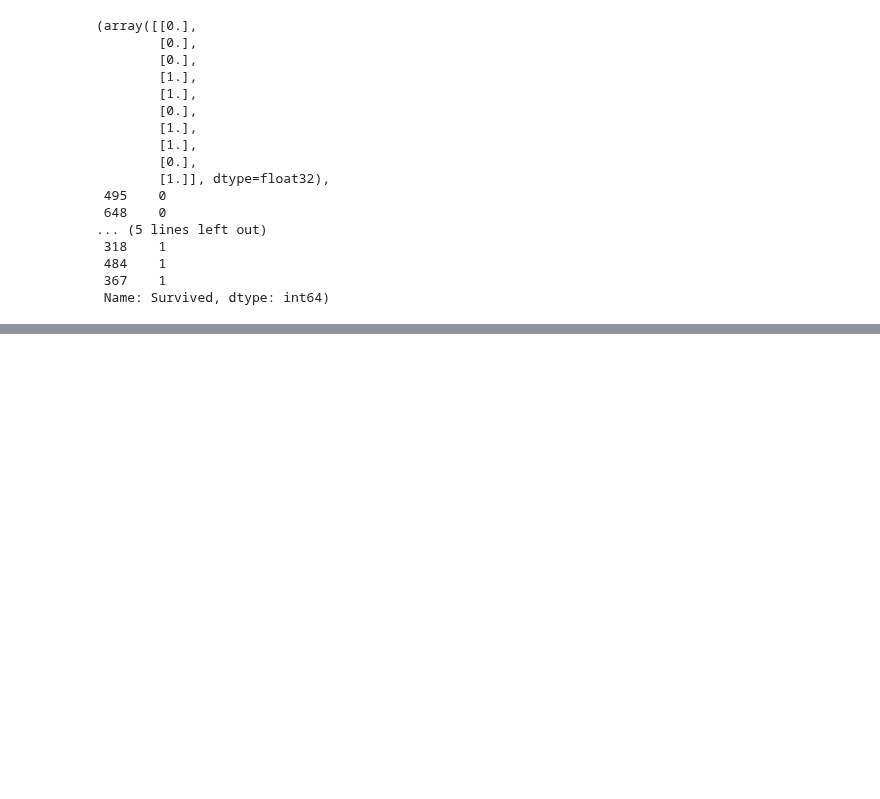
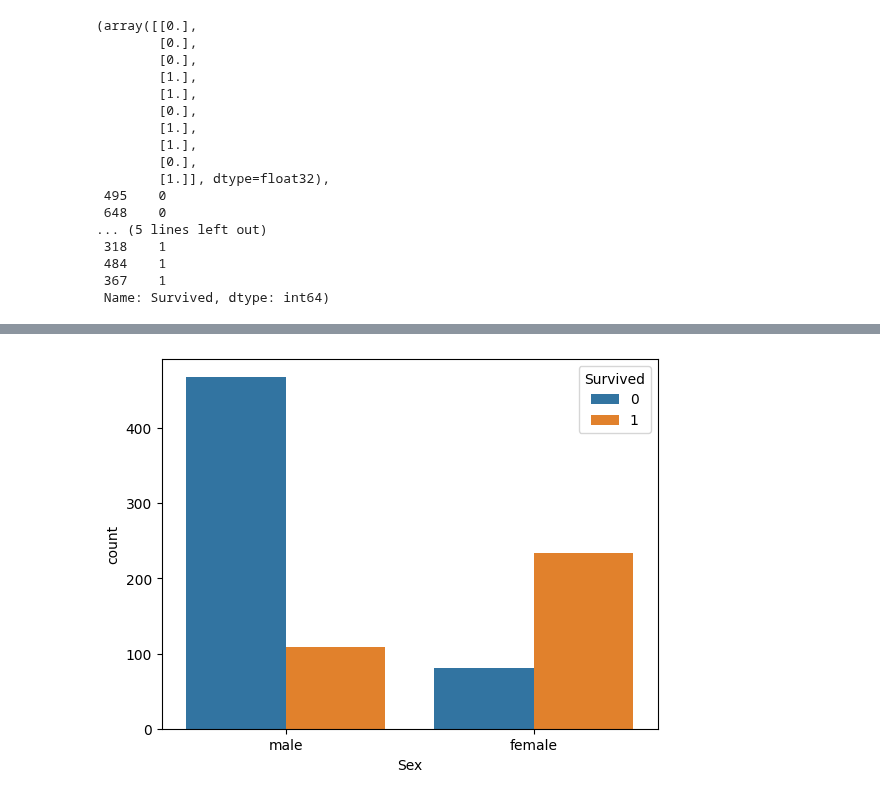
Before and after one commit to leekyuyoung20221226/python, a Jupyter notebook: 딥러닝1_5.ipynb, the cells around one changed output, grey strips where cells are left out. Cells and saved outputs as stored; diff of their text form; code cells hidden in the pictures; blank space fills up the shorter version.

```diff
--- a/딥러닝1_5.ipynb
+++ b/딥러닝1_5.ipynb
@@ -297,0 +341,5 @@ np.round(predics)[:10], y_test[:10]
+# %%
+sns.countplot(data=df, x='Sex', hue='Survived')
+plt.show()
+# %% [output]
+[figure, added]
```
Also changed, not shown: parts of 22 cells of this notebook.
